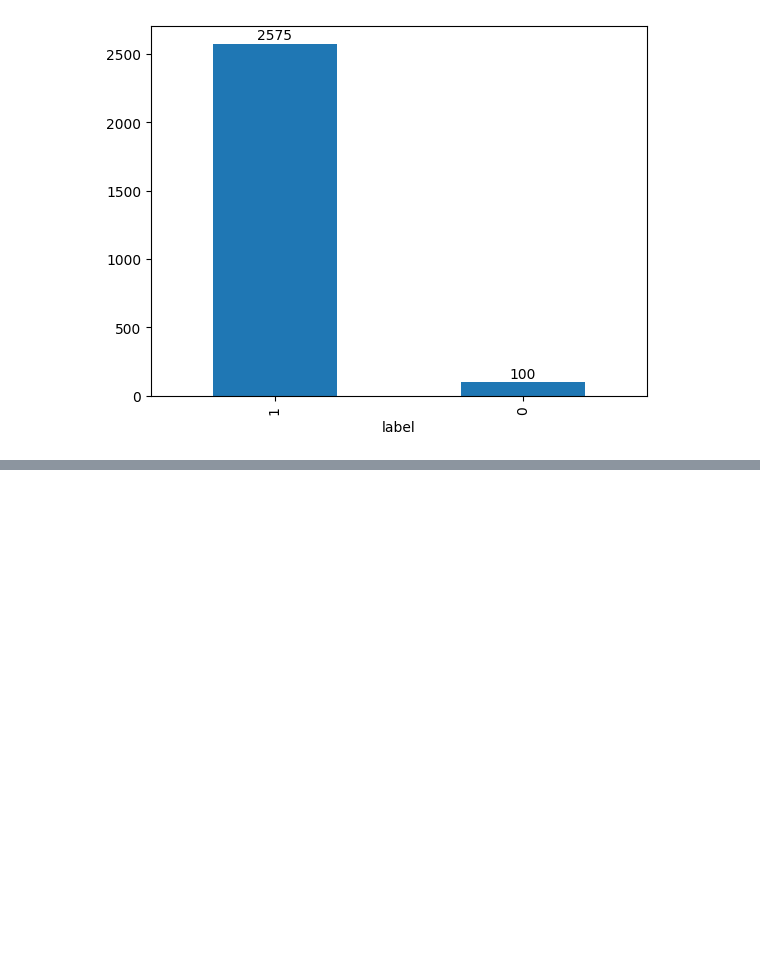
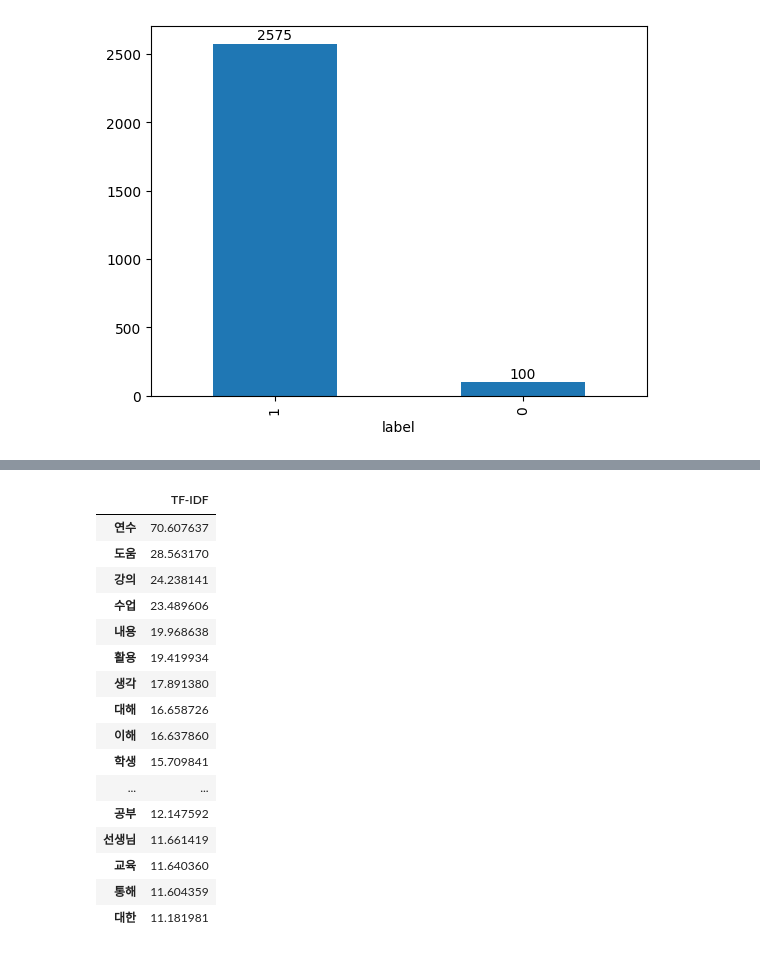
Before and after one commit to jskim12345/0802pj, a Jupyter notebook: ff.ipynb, the cells around one changed output, grey strips where cells are left out. Cells and saved outputs as stored; diff of their text form; code cells hidden in the pictures; blank space fills up the shorter version.

```diff
--- a/ff.ipynb
+++ b/ff.ipynb
@@ -220,0 +494,62 @@ ValueError: Cannot take a larger sample than population when 'replace=False'
+# %%
+import pandas as pd
+from konlpy.tag import Okt
+from sklearn.feature_extraction.text import TfidfVectorizer
+
+# 파일을 불러옴
+data = pd.read_excel('./undersample_data.xlsx')
+
+# label 컬럼에서 값이 5인 것만 필터링
+filtered_data = data[data['별점'] == 5]
+
+# 리뷰내용 컬럼의 모든 텍스트를 가져옴
+reviews = filtered_data['리뷰내용'].dropna().tolist()
+
+okt = Okt()
+
+# 모든 문서의 명사 추출 후 하나의 텍스트로 결합
+processed_docs = []
+for doc in reviews:
+    nouns = okt.nouns(doc)
+    processed_docs.append(" ".join(nouns))
+
+# TF-IDF 벡터화 객체 생성
+vectorizer = TfidfVectorizer()
+
+# 텍스트를 TF-IDF로 변환
+tfidf_matrix = vectorizer.fit_transform(processed_docs)
+
+# 단어와 그에 대한 TF-IDF 값을 얻기
+feature_names = vectorizer.get_feature_names_out()
+tfidf_values = tfidf_matrix.toarray()
+
+# TF-IDF 값을 DataFrame으로 변환
+tfidf_df = pd.DataFrame(tfidf_values, columns=feature_names)
+
+# 각 단어의 TF-IDF 값을 합산하여 정렬
+tfidf_sum = tfidf_df.sum(axis=0)
+sorted_tfidf = tfidf_sum.sort_values(ascending=False)
+
+# 정렬된 TF-IDF 값을 DataFrame으로 변환
+sorted_tfidf_df = pd.DataFrame(sorted_tfidf, columns=["TF-IDF"])
+
+# 정렬된 TF-IDF 값을 출력
+sorted_tfidf_df.head(20)
+# %% [output]
+|  | TF-IDF |
+| 연수 | 70.607637 |
+| 도움 | 28.563170 |
+| 강의 | 24.238141 |
+| 수업 | 23.489606 |
+| 내용 | 19.968638 |
+| 활용 | 19.419934 |
+| 생각 | 17.891380 |
+| 대해 | 16.658726 |
+| 이해 | 16.637860 |
+| 학생 | 15.709841 |
+| ... | ... |
+| 공부 | 12.147592 |
+| 선생님 | 11.661419 |
+| 교육 | 11.640360 |
+| 통해 | 11.604359 |
+| 대한 | 11.181981 |
```
Also changed, not shown: parts of 11 cells of this notebook, 9 other files.
